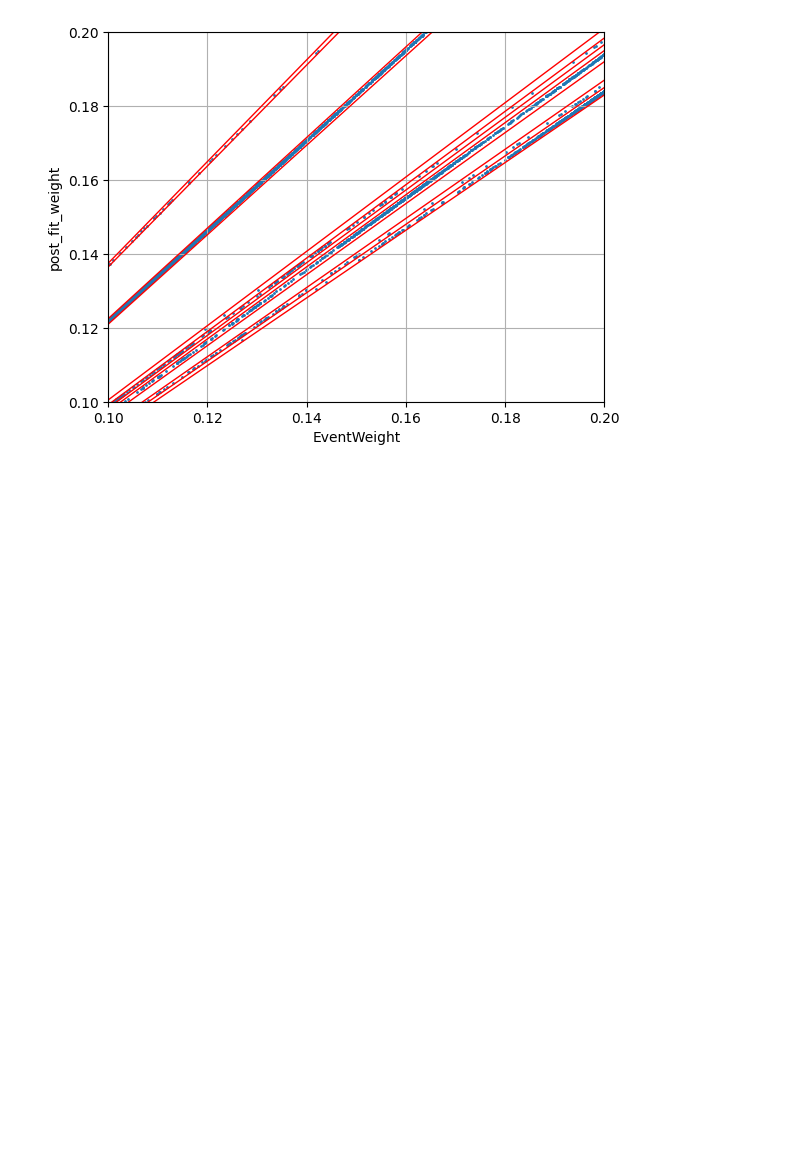
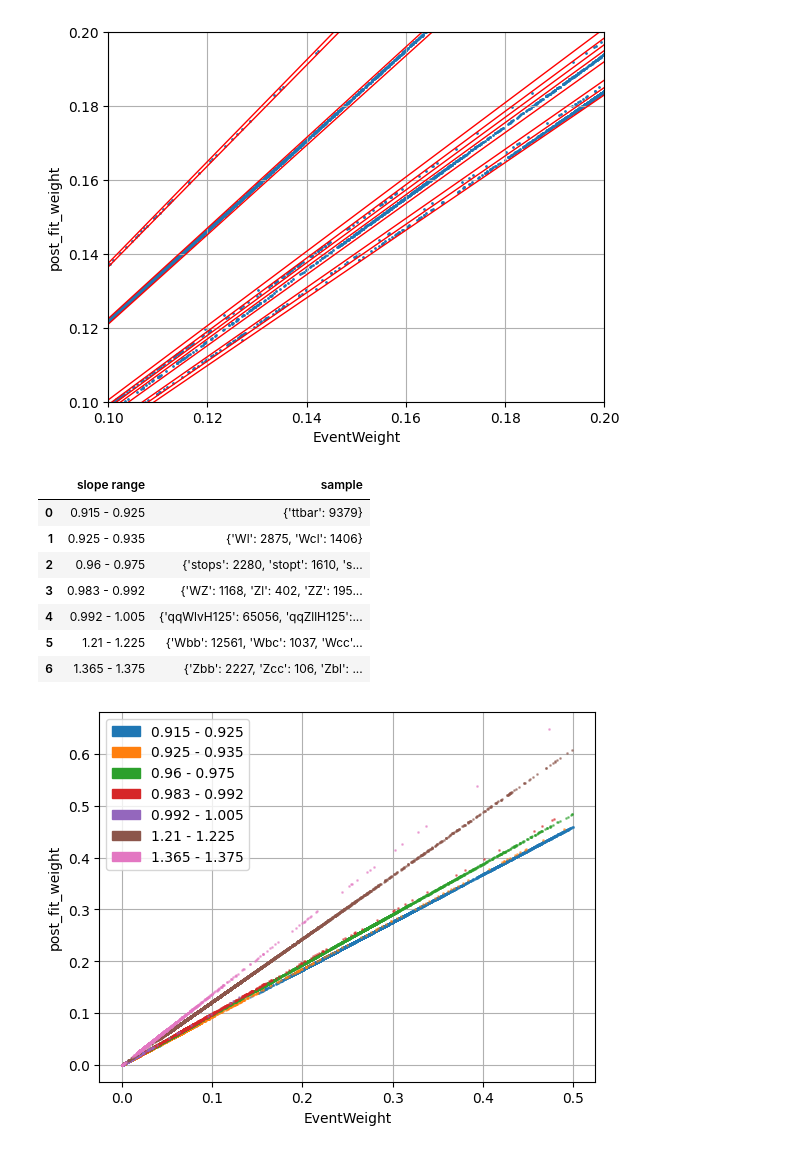
Before and after one commit to mondo-lee/in2HEP, a Jupyter notebook: notebooks/cuts_baseline.ipynb, the cells around one changed output. Saved outputs shown, nothing was run; the diff lists cells and outputs as text; code cells hidden in the pictures; blank space fills up the shorter version.

```diff
--- a/notebooks/cuts_baseline.ipynb
+++ b/notebooks/cuts_baseline.ipynb
@@ -211 +156,15 @@ def filter_coeff_ratio(df, nom, denom, ranges):
+# %%
+# filtering out different linear trends between post_fit_weight/training and EventWeight to 'reverse engineer' what contributes to the coefficients
+postfit_Event_df = filter_coeff_ratio(df, 'post_fit_weight', 'EventWeight', [0.915,0.925,0.935,0.96,0.975,0.983,0.992,1.005,1.21,1.225,1.365,1.375], 'sample')
+postfit_Event_df
+# %% [output]
+|  | slope range | sample |
+| 0 | 0.915 - 0.925 | {'ttbar': 9379} |
+| 1 | 0.925 - 0.935 | {'Wl': 2875, 'Wcl': 1406} |
+| 2 | 0.96 - 0.975 | {'stops': 2280, 'stopt': 1610, 's... |
+| 3 | 0.983 - 0.992 | {'WZ': 1168, 'Zl': 402, 'ZZ': 195... |
+| 4 | 0.992 - 1.005 | {'qqWlvH125': 65056, 'qqZllH125':... |
+| 5 | 1.21 - 1.225 | {'Wbb': 12561, 'Wbc': 1037, 'Wcc'... |
+| 6 | 1.365 - 1.375 | {'Zbb': 2227, 'Zcc': 106, 'Zbl': ... |
+[figure, added]
 # %%
```
Also changed, not shown: parts of 36 cells of this notebook.
